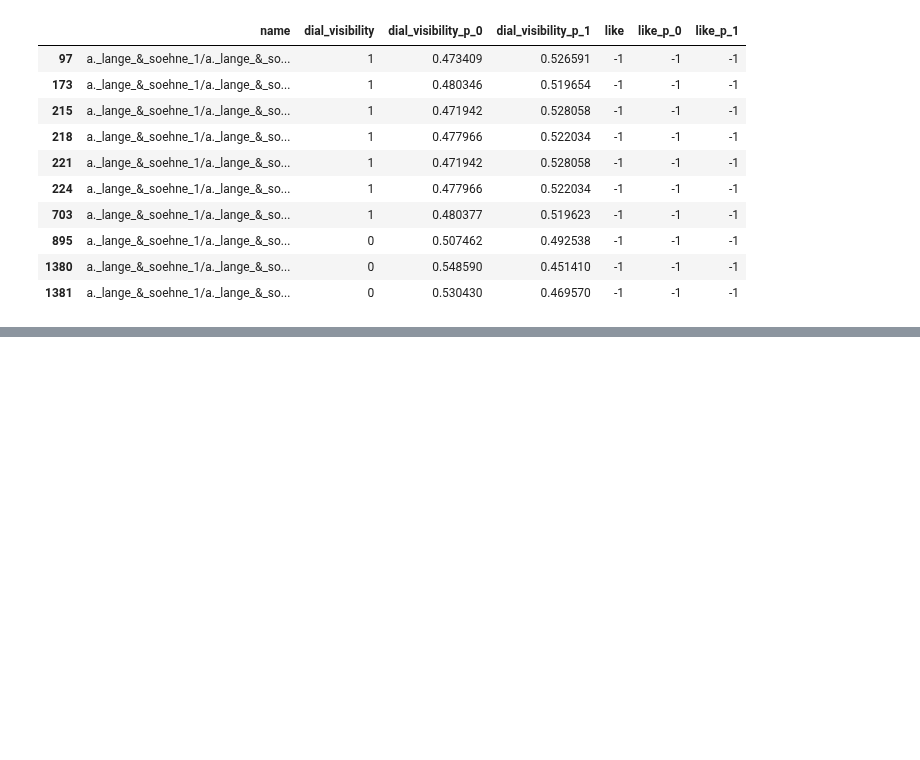
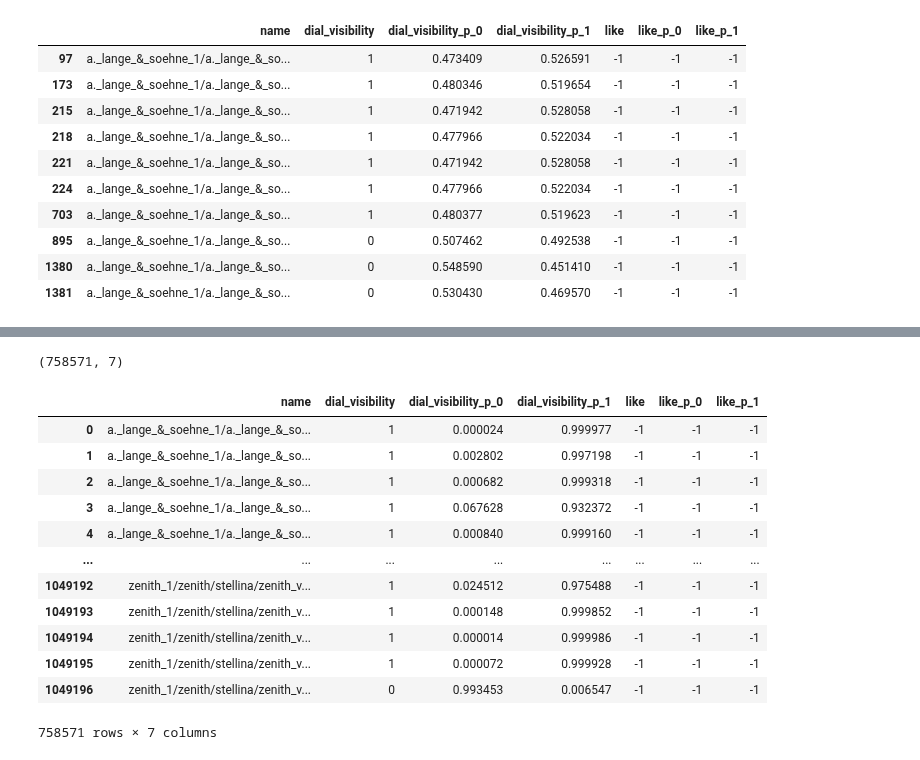
Before and after one commit to neronicolo/watch_bot, a Jupyter notebook: inference/looking_at_the_prediction.ipynb, the cells around one changed output, grey strips where cells are left out. Drawn from its saved outputs; the diff is of its cells as text; code cells hidden in the pictures; blank space fills up the shorter version.

```diff
--- a/inference/looking_at_the_prediction.ipynb
+++ b/inference/looking_at_the_prediction.ipynb
@@ -78,3 +78,8 @@ df_most_uncertain.shape
 | 895 | a._lange_&_soehne_1/a._lange_&_so... | 0 | 0.507462 | 0.492538 | -1 | -1 | -1 |
 | 1380 | a._lange_&_soehne_1/a._lange_&_so... | 0 | 0.548590 | 0.451410 | -1 | -1 | -1 |
 | 1381 | a._lange_&_soehne_1/a._lange_&_so... | 0 | 0.530430 | 0.469570 | -1 | -1 | -1 |
+# %%
+data_path = Path.home()/'programming/data/chrono24'
+csv_path = data_path/'dial_visibility_inference.csv'
+df = pd.read_csv(csv_path)
+df.head()
@@ -80,0 +93,22 @@ df_most_uncertain.shape
+# %%
+df_most_uncertain = df[df[['dial_visibility_p_0', 'dial_visibility_p_1']].max(1) > 0.9]
+df_most_uncertain = df_most_uncertain[df_most_uncertain[['dial_visibility_p_0', 'dial_visibility_p_1']].max(1) < 1]
+df_most_uncertain.shape
+# %% [output]
+(758571, 7)
+# %%
+df_most_uncertain
+# %% [output]
+|  | name | dial_visibility | dial_visibility_p_0 | dial_visibility_p_1 | like | like_p_0 | like_p_1 |
+| 0 | a._lange_&_soehne_1/a._lange_&_so... | 1 | 0.000024 | 0.999977 | -1 | -1 | -1 |
+| 1 | a._lange_&_soehne_1/a._lange_&_so... | 1 | 0.002802 | 0.997198 | -1 | -1 | -1 |
+| 2 | a._lange_&_soehne_1/a._lange_&_so... | 1 | 0.000682 | 0.999318 | -1 | -1 | -1 |
+| 3 | a._lange_&_soehne_1/a._lange_&_so... | 1 | 0.067628 | 0.932372 | -1 | -1 | -1 |
+| 4 | a._lange_&_soehne_1/a._lange_&_so... | 1 | 0.000840 | 0.999160 | -1 | -1 | -1 |
+| ... | ... | ... | ... | ... | ... | ... | ... |
+| 1049192 | zenith_1/zenith/stellina/zenith_v... | 1 | 0.024512 | 0.975488 | -1 | -1 | -1 |
+| 1049193 | zenith_1/zenith/stellina/zenith_v... | 1 | 0.000148 | 0.999852 | -1 | -1 | -1 |
+| 1049194 | zenith_1/zenith/stellina/zenith_v... | 1 | 0.000014 | 0.999986 | -1 | -1 | -1 |
+| 1049195 | zenith_1/zenith/stellina/zenith_v... | 1 | 0.000072 | 0.999928 | -1 | -1 | -1 |
+| 1049196 | zenith_1/zenith/stellina/zenith_v... | 0 | 0.993453 | 0.006547 | -1 | -1 | -1 |
+758571 rows × 7 columns
```
Also changed, not shown: parts of 1 cell of this notebook.
